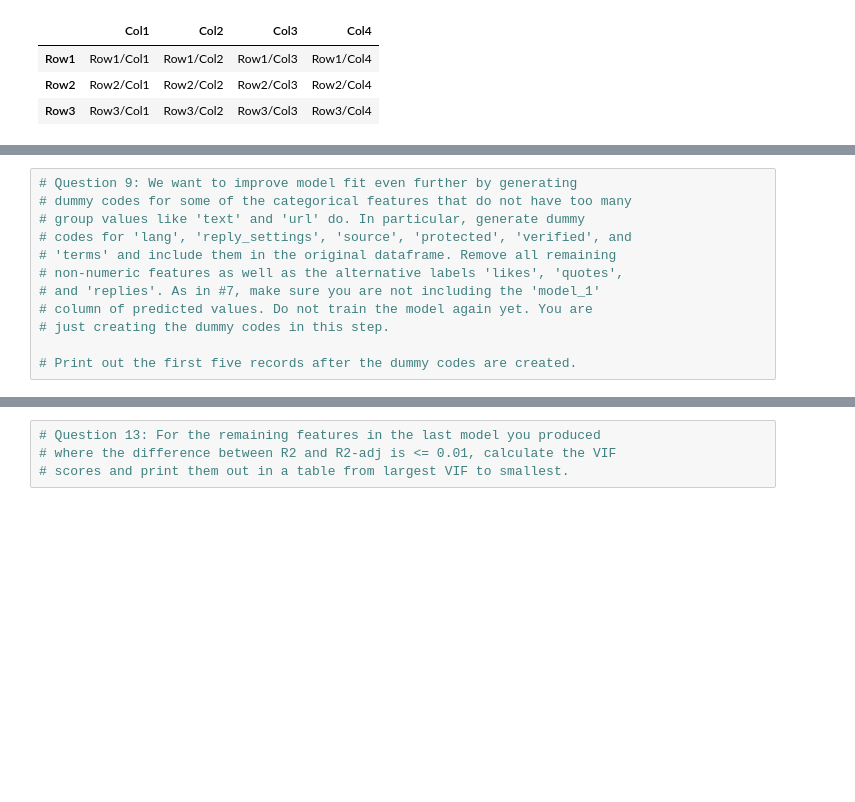
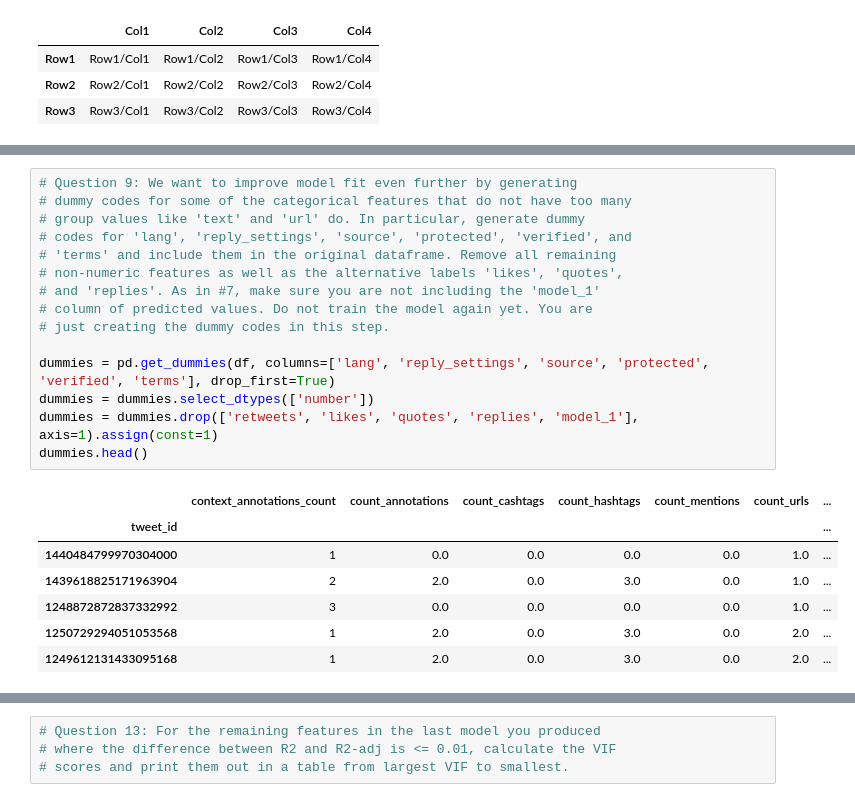
Before and after one commit to alexandermaat99/School-S2, a Jupyter notebook: Feb 10/Checkpoint_MLR.ipynb, the cells around one changed output, grey strips where cells are left out. Saved outputs shown, nothing was run; the diff lists cells and outputs as text; blank space fills up the shorter version.

```diff
--- a/Feb 10/Checkpoint_MLR.ipynb
+++ b/Feb 10/Checkpoint_MLR.ipynb
@@ -297,15 +223,26 @@ Label Mean: 3.900749063670412
 # %%
 # Question 9: We want to improve model fit even further by generating
 # dummy codes for some of the categorical features that do not have too many
 # group values like 'text' and 'url' do. In particular, generate dummy
 # codes for 'lang', 'reply_settings', 'source', 'protected', 'verified', and
 # 'terms' and include them in the original dataframe. Remove all remaining
 # non-numeric features as well as the alternative labels 'likes', 'quotes',
 # and 'replies'. As in #7, make sure you are not including the 'model_1'
 # column of predicted values. Do not train the model again yet. You are
 # just creating the dummy codes in this step.
 
-# Print out the first five records after the dummy codes are created.
+dummies = pd.get_dummies(df, columns=['lang', 'reply_settings', 'source', 'protected', 'verified', 'terms'], drop_first=True)
+dummies = dummies.select_dtypes(['number'])
+dummies = dummies.drop(['retweets', 'likes', 'quotes', 'replies', 'model_1'], axis=1).assign(const=1)
+dummies.head()
+# %% [output]
+|  | context_annotations_count | count_annotations | count_cashtags | count_hashtags | count_mentions | count_urls | ... |
+| tweet_id |  |  |  |  |  |  | ... |
+| 1440484799970304000 | 1 | 0.0 | 0.0 | 0.0 | 0.0 | 1.0 | ... |
+| 1439618825171963904 | 2 | 2.0 | 0.0 | 3.0 | 0.0 | 1.0 | ... |
+| 1248872872837332992 | 3 | 0.0 | 0.0 | 0.0 | 0.0 | 1.0 | ... |
+| 1250729294051053568 | 1 | 2.0 | 0.0 | 3.0 | 0.0 | 2.0 | ... |
+| 1249612131433095168 | 1 | 2.0 | 0.0 | 3.0 | 0.0 | 2.0 | ... |
 # %%
 # Question 10: Generate another model using all remaining numeric features
 # along with these new dummy codes AND the days since dates features we
```
Also changed, not shown: parts of 11 cells of this notebook, 1 other file.
